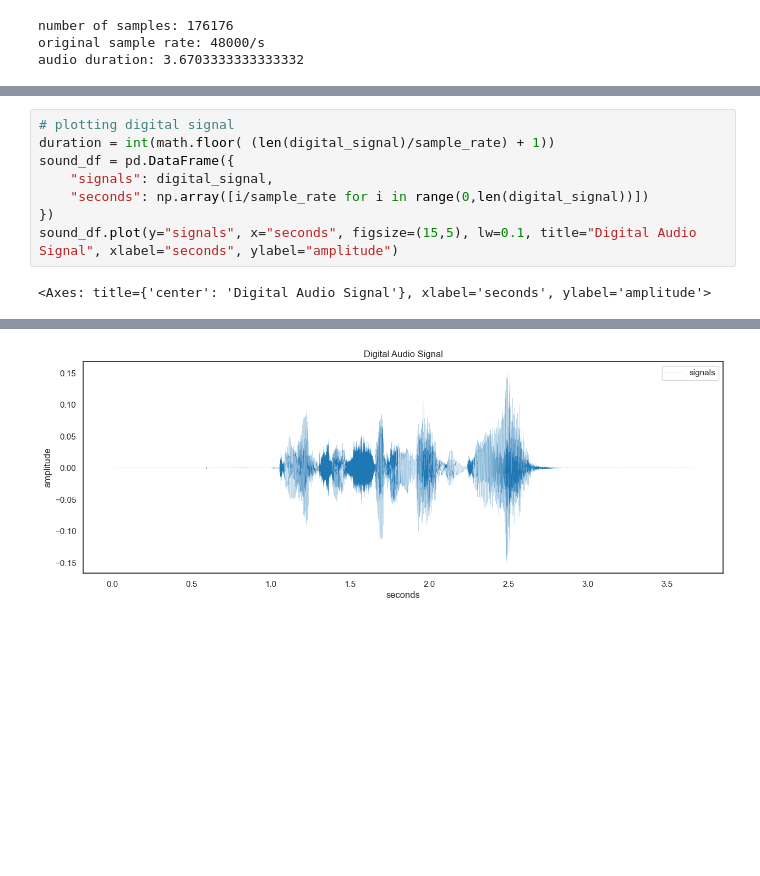
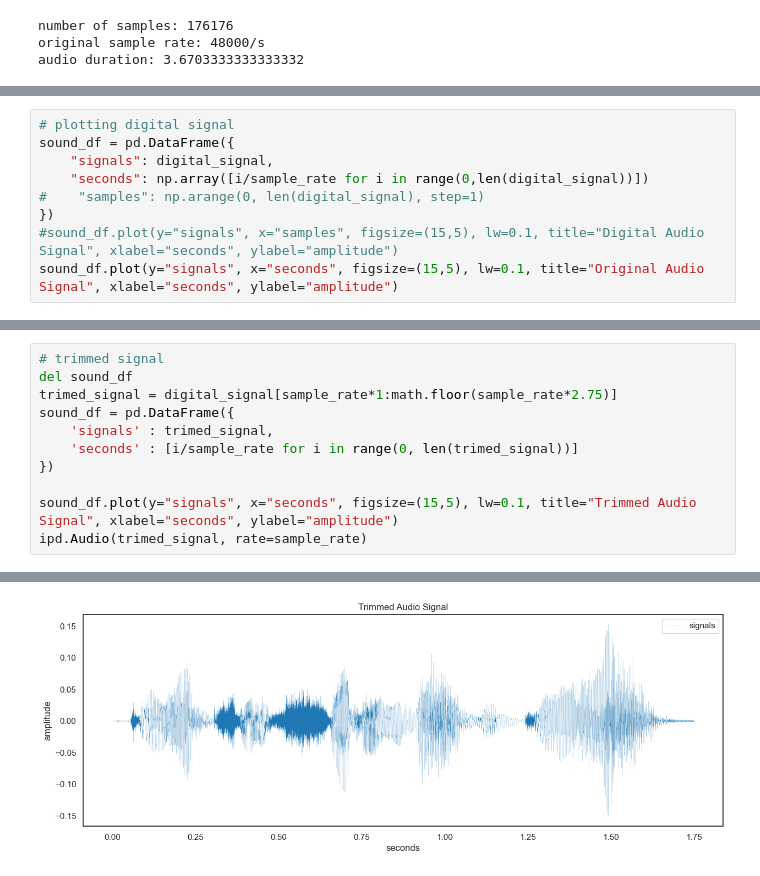
Before and after one commit to Syed-A-Naqvi/audiomorph, a Jupyter notebook: test.ipynb, the cells around one changed output, grey strips where cells are left out. Saved outputs shown, nothing was run; the diff lists cells and outputs as text; blank space fills up the shorter version.

```diff
--- a/test.ipynb
+++ b/test.ipynb
@@ -40,0 +43,9 @@ audio duration: 3.6703333333333332
+# %%
+# plotting digital signal
+sound_df = pd.DataFrame({
+    "signals": digital_signal,
+    "seconds": np.array([i/sample_rate for i in range(0,len(digital_signal))])
+#    "samples": np.arange(0, len(digital_signal), step=1)
+})
+#sound_df.plot(y="signals", x="samples", figsize=(15,5), lw=0.1, title="Digital Audio Signal", xlabel="seconds", ylabel="amplitude")
+sound_df.plot(y="signals", x="seconds", figsize=(15,5), lw=0.1, title="Original Audio Signal", xlabel="seconds", ylabel="amplitude")
@@ -41,10 +55,12 @@ audio duration: 3.6703333333333332
 # %%
-# plotting digital signal
-duration = int(math.floor( (len(digital_signal)/sample_rate) + 1))
+# trimmed signal
+del sound_df
+trimed_signal = digital_signal[sample_rate*1:math.floor(sample_rate*2.75)]
 sound_df = pd.DataFrame({
-    "signals": digital_signal,
-    "seconds": np.array([i/sample_rate for i in range(0,len(digital_signal))])
+    'signals' : trimed_signal,
+    'seconds' : [i/sample_rate for i in range(0, len(trimed_signal))]
 })
-sound_df.plot(y="signals", x="seconds", figsize=(15,5), lw=0.1, title="Digital Audio Signal", xlabel="seconds", ylabel="amplitude")
+
+sound_df.plot(y="signals", x="seconds", figsize=(15,5), lw=0.1, title="Trimmed Audio Signal", xlabel="seconds", ylabel="amplitude")
+ipd.Audio(trimed_signal, rate=sample_rate)
 # %% [output]
-<Axes: title={'center': 'Digital Audio Signal'}, xlabel='seconds', ylabel='amplitude'>
@@ -51 +68 @@ sound_df.plot(y="signals", x="seconds", figsize=(15,5), lw=0.1, title="Digital A
-[figure, old version]
+[figure, new version]
```
Also changed, not shown: parts of 4 cells of this notebook.
